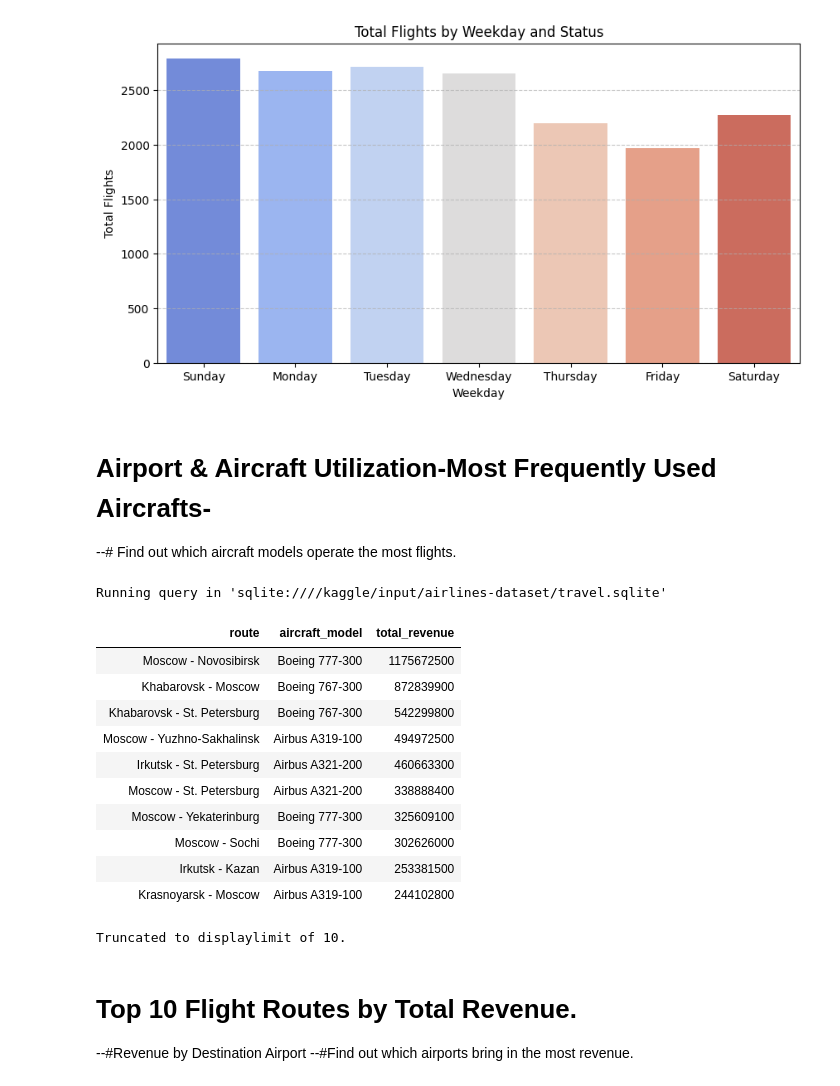
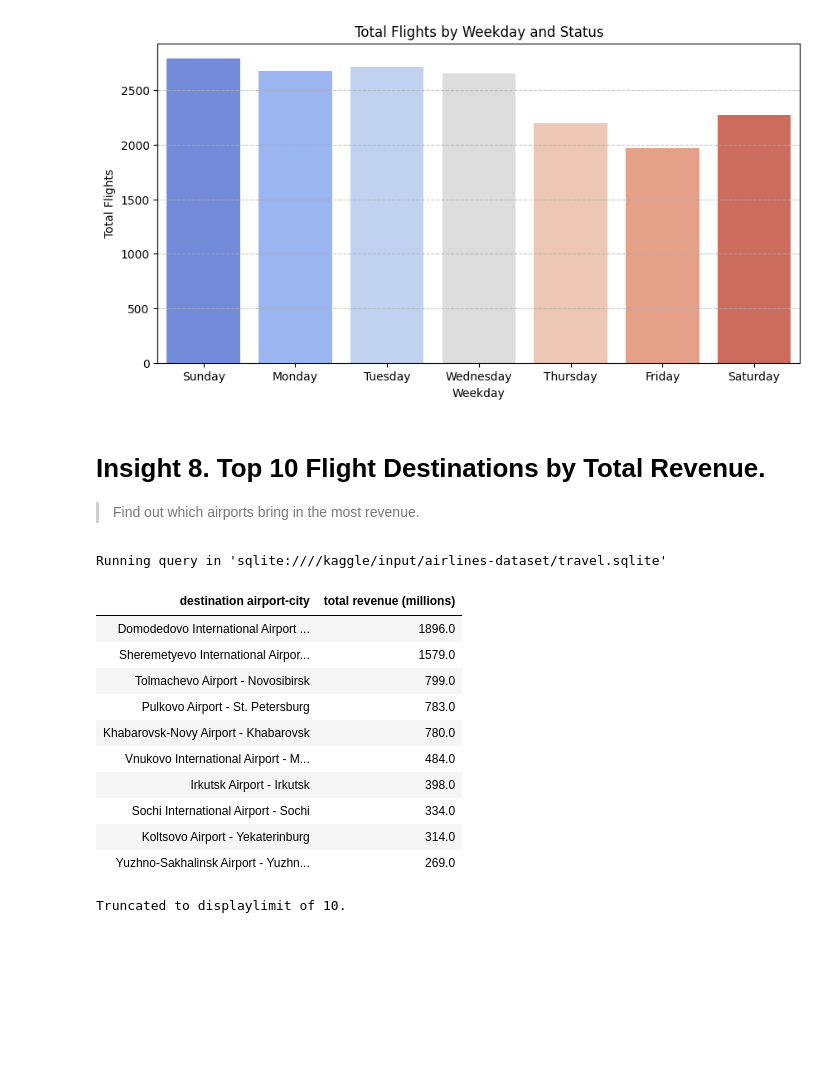
Before and after one commit to Daviedavie100/SQL_Projects, a Jupyter notebook: Airlines_EDA.ipynb, the cells around one changed output. Drawn from its saved outputs; the diff is of its cells as text; code cells hidden in the pictures; blank space fills up the shorter version.

```diff
--- a/Airlines_EDA.ipynb
+++ b/Airlines_EDA.ipynb
@@ -973,19 +973,16 @@ plt.grid(axis='y', linestyle='--', alpha=0.7)
 plt.show()
 # %% [output]
 [figure]
-# %% [markdown]
-# Airport & Aircraft Utilization-Most Frequently Used Aircrafts-
---# Find out which aircraft models operate the most flights.
+# %% [markdown]
+# Insight 8. Top 10 Flight Destinations by Total Revenue.
+
+> Find out which airports bring in the most revenue.
 # %%
 %%sql
--- Top '10' Flight Routes by Total Revenue.
+-- Top 10 Flight Routes by Total Revenue.
 SELECT
-        CASE
-            WHEN fd.departure_city < fd.arrival_city THEN fd.departure_city || ' - ' || fd.arrival_city
-            ELSE fd.arrival_city || ' - ' || fd.departure_city
-            END AS route,
-        Json_extract(ac.model, '$.en') AS aircraft_model,
-        SUM(tf.amount) AS total_revenue
+    fd.arrival_airport ||' - '|| fd.arrival_city AS "destination airport-city",
+    ROUND(SUM(tf.amount)/1e6,0) AS "total revenue (millions)"
 FROM (
     WITH da AS (
                 SELECT airport_code,
@@ -994,53 +991,46 @@ FROM (
                 FROM airports_data
                 ),
         df AS (
                 SELECT flight_id,
                         flight_no,
                         departure_airport,
                         arrival_airport,
                         status,
                         aircraft_code
                 FROM flights
-                WHERE status IN ('Arrived', "On Time", 'Departed')
+                WHERE status IN ('Arrived', 'On Time', 'Departed')
                 )
         SELECT f.flight_id,
                 f.flight_no,
                 f.aircraft_code,
                 a1.airport_name AS departure_airport,
                 a2.airport_name AS arrival_airport,
                 a1.city AS departure_city,
                 a2.city AS arrival_city,
                 f.status
         FROM df f
         JOIN da a1
         ON f.departure_airport = a1.airport_code
         JOIN da a2
         ON f.arrival_airport = a2.airport_code
     ) fd
-JOIN aircrafts_data ac
-ON fd.aircraft_code = ac.aircraft_code
 JOIN ticket_flights tf
 ON fd.flight_id = tf.flight_id
-GROUP BY route, aircraft_model
-ORDER BY 3 DESC
+GROUP BY "destination airport-city"
+ORDER BY 2 DESC
 LIMIT 10;
 # %% [output]
 Running query in 'sqlite:////kaggle/input/airlines-dataset/travel.sqlite'
-| route | aircraft_model | total_revenue |
-| Moscow - Novosibirsk | Boeing 777-300 | 1175672500 |
-| Khabarovsk - Moscow | Boeing 767-300 | 872839900 |
-| Khabarovsk - St. Petersburg | Boeing 767-300 | 542299800 |
-| Moscow - Yuzhno-Sakhalinsk | Airbus A319-100 | 494972500 |
-| Irkutsk - St. Petersburg | Airbus A321-200 | 460663300 |
-| Moscow - St. Petersburg | Airbus A321-200 | 338888400 |
-| Moscow - Yekaterinburg | Boeing 777-300 | 325609100 |
-| Moscow - Sochi | Boeing 777-300 | 302626000 |
-| Irkutsk - Kazan | Airbus A319-100 | 253381500 |
-| Krasnoyarsk - Moscow | Airbus A319-100 | 244102800 |
+| destination airport-city | total revenue (millions) |
+| Domodedovo International Airport ... | 1896.0 |
+| Sheremetyevo International Airpor... | 1579.0 |
+| Tolmachevo Airport - Novosibirsk | 799.0 |
+| Pulkovo Airport - St. Petersburg | 783.0 |
+| Khabarovsk-Novy Airport - Khabarovsk | 780.0 |
+| Vnukovo International Airport - M... | 484.0 |
+| Irkutsk Airport - Irkutsk | 398.0 |
+| Sochi International Airport - Sochi | 334.0 |
+| Koltsovo Airport - Yekaterinburg | 314.0 |
+| Yuzhno-Sakhalinsk Airport - Yuzhn... | 269.0 |
 Truncated to displaylimit of 10.
-# %% [markdown]
-# Top 10 Flight Routes by Total Revenue.
-
---#Revenue by Destination Airport
---#Find out which airports bring in the most revenue.
 # %%
```
Also changed, not shown: parts of 2 cells of this notebook.
